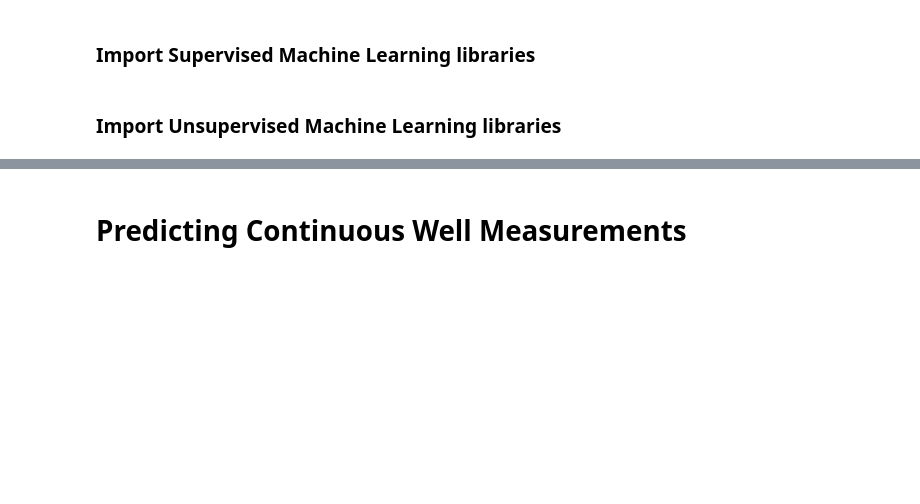
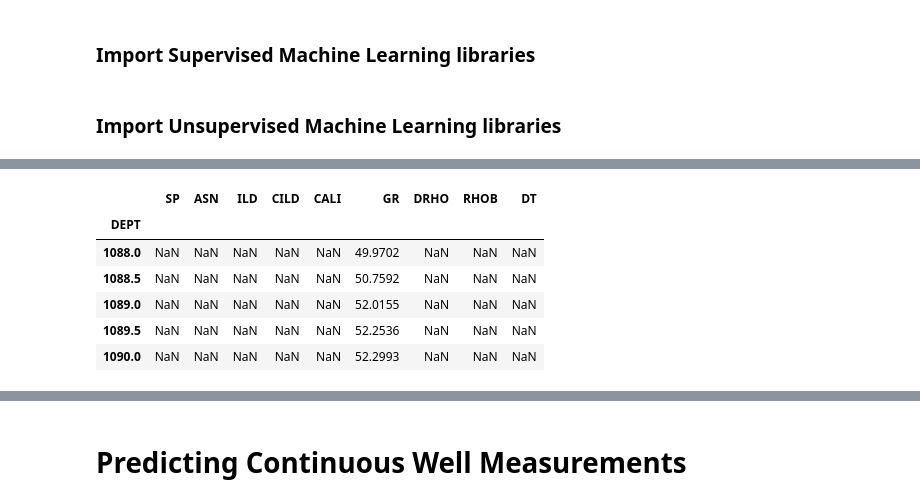
Before and after one commit to jcmefra/Petrophysics-Machine-Learning, a Jupyter notebook: notebook.ipynb, the cells around one changed output, grey strips where cells are left out. Saved outputs shown, nothing was run; the diff lists cells and outputs as text; code cells hidden in the pictures; blank space fills up the shorter version.

```diff
--- a/notebook.ipynb
+++ b/notebook.ipynb
@@ -30,0 +33,12 @@ from sklearn.metrics import silhouette_score, davies_bouldin_score
+# %%
+las_1 = ls.read("Data/5002320003.las")
+las_2 = ls.read("Data/5002320005.las")
+las_3 = ls.read("Data/5002320007.las")
+las_4 = ls.read("Data/5002320008.las")
+las_5 = ls.read("Data/5002320009.las")
+las_6 = ls.read("Data/5002320011.las")
+las_7 = ls.read("Data/5002320012.las")
+las_8 = ls.read("Data/5002320014.las")
+las_9 = ls.read("Data/5002320016.las")
+las_10 = ls.read("Data/5002320018.las")
+las_11 = ls.read("Data/5002320019.las")
@@ -30,0 +180,10 @@ from sklearn.metrics import silhouette_score, davies_bouldin_score
+# %%
+las_1_df.head()
+# %% [output]
+|  | SP | ASN | ILD | CILD | CALI | GR | DRHO | RHOB | DT |
+| DEPT |  |  |  |  |  |  |  |  |  |
+| 1088.0 | NaN | NaN | NaN | NaN | NaN | 49.9702 | NaN | NaN | NaN |
+| 1088.5 | NaN | NaN | NaN | NaN | NaN | 50.7592 | NaN | NaN | NaN |
+| 1089.0 | NaN | NaN | NaN | NaN | NaN | 52.0155 | NaN | NaN | NaN |
+| 1089.5 | NaN | NaN | NaN | NaN | NaN | 52.2536 | NaN | NaN | NaN |
+| 1090.0 | NaN | NaN | NaN | NaN | NaN | 52.2993 | NaN | NaN | NaN |
```
Also changed, not shown: parts of 23 cells of this notebook.
